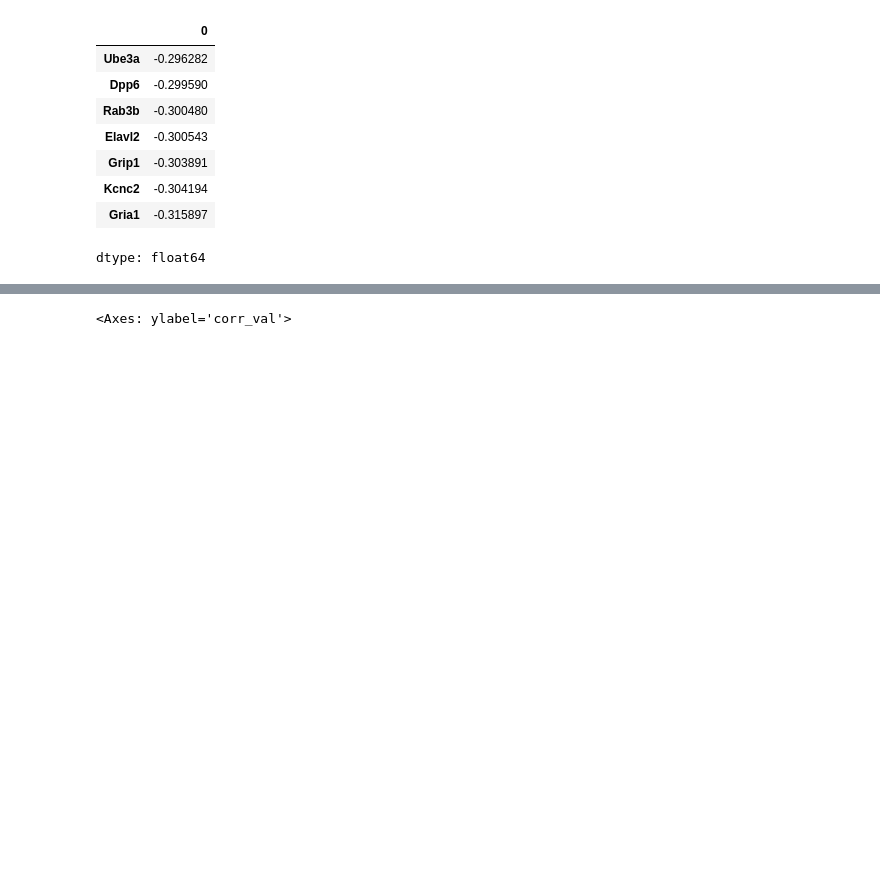
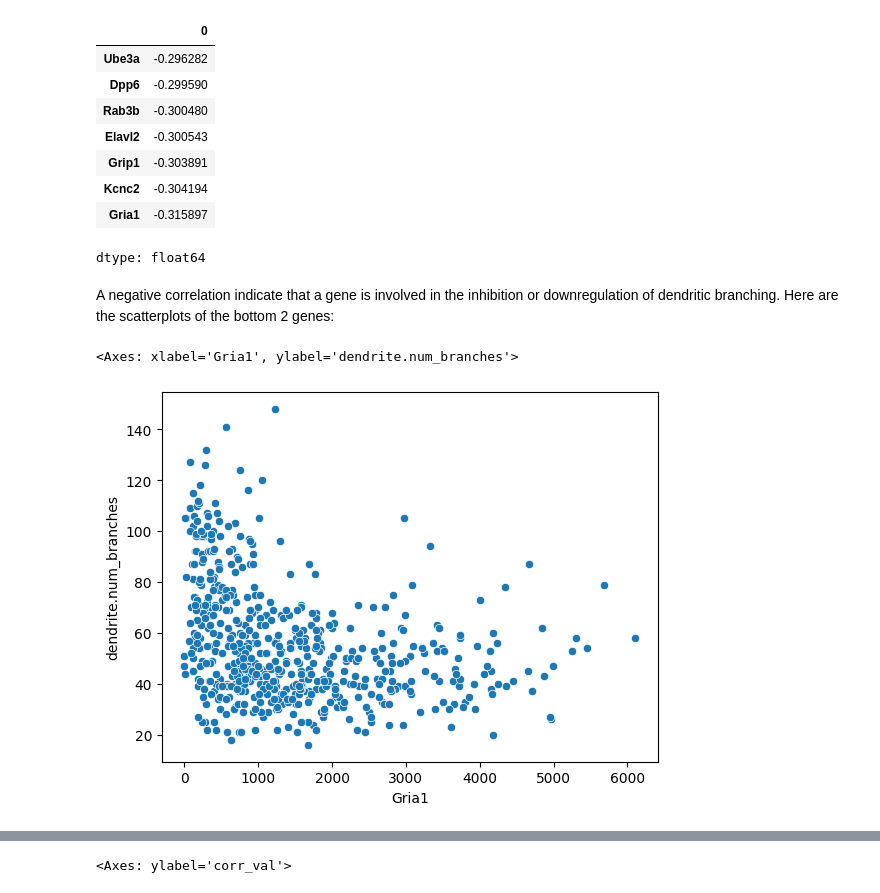
Before and after one commit to rcs-science-research/Dendritic-Branching-GSEA, a Jupyter notebook: Dendritic_Branching_Associated_Pathways_GSEA.ipynb, the cells around one changed output, grey strips where cells are left out. Cells and saved outputs as stored; diff of their text form; code cells hidden in the pictures; blank space fills up the shorter version.

```diff
--- a/Dendritic_Branching_Associated_Pathways_GSEA.ipynb
+++ b/Dendritic_Branching_Associated_Pathways_GSEA.ipynb
@@ -223,3 +235,10 @@ corrs.tail(7)
 | Kcnc2 | -0.304194 |
 | Gria1 | -0.315897 |
 dtype: float64
+# %% [markdown]
+A negative correlation indicate that a gene is involved in the inhibition or downregulation of dendritic branching. Here are the scatterplots of the bottom 2 genes:
+# %%
+sns.scatterplot(x=cell_data["Gria1"], y=cell_data["dendrite.num_branches"])
+# %% [output]
+<Axes: xlabel='Gria1', ylabel='dendrite.num_branches'>
+[figure, added]
```
Also changed, not shown: parts of 11 cells of this notebook.
